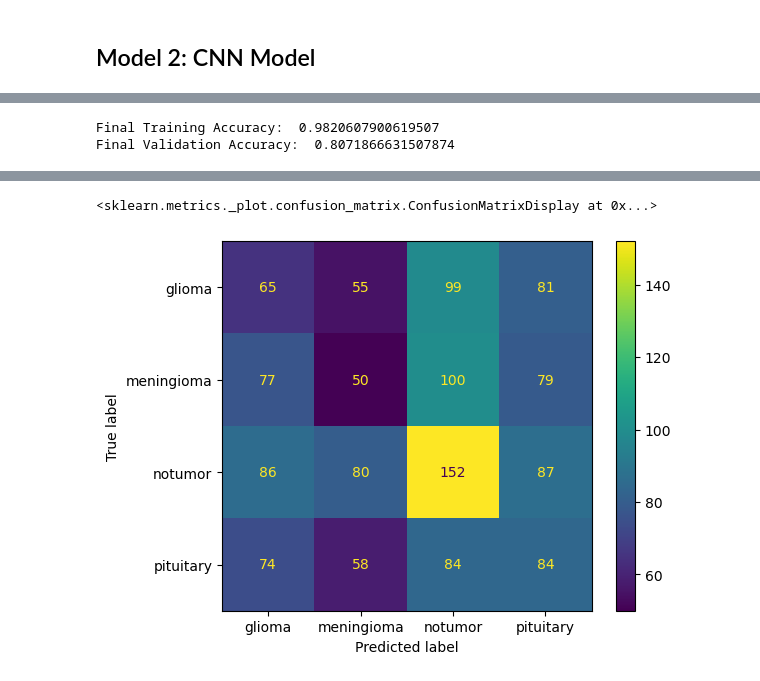
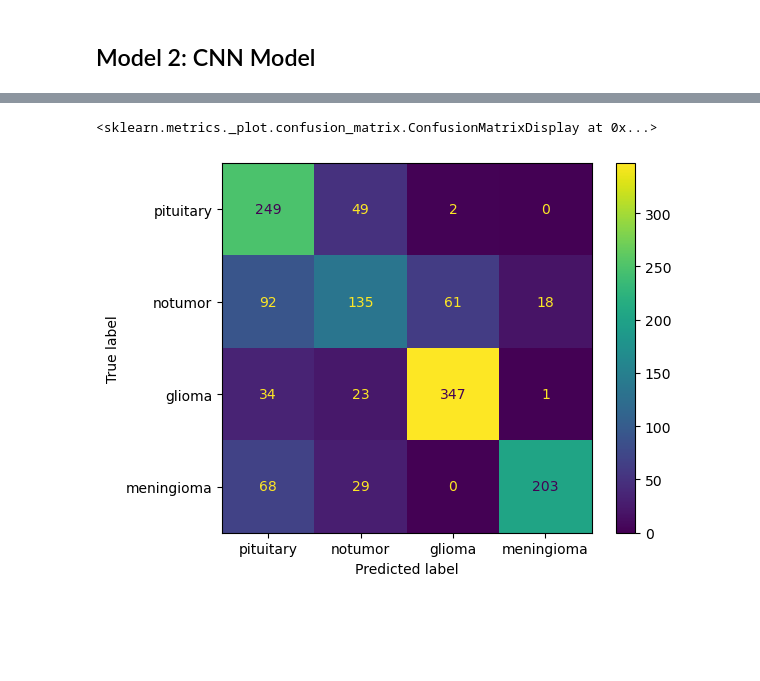
Before and after one commit to dwang917/BrainTumor_CNN, a Jupyter notebook: BrainTumorClassification.ipynb, the cells around one changed output, grey strips where cells are left out. Saved outputs shown, nothing was run; the diff lists cells and outputs as text; code cells hidden in the pictures; blank space fills up the shorter version.

```diff
--- a/BrainTumorClassification.ipynb
+++ b/BrainTumorClassification.ipynb
@@ -115,32 +103,36 @@ train_datagen = ImageDataGenerator(
     #height_shift_range=0.1,
     #zoom_range=0.1,
     #horizontal_flip=True,
-    fill_mode='nearest',
-    validation_split=0.2
+    # fill_mode='nearest',
+    validation_split=0.15
 )
 
+image_size = 150
 test_datagen = ImageDataGenerator(rescale=1./255)
 
 train_data = train_datagen.flow_from_directory(
     train_dir,
-    target_size=(180, 180),
+    target_size=(image_size, image_size),
     batch_size=32,
     class_mode='categorical',
-    subset='training'
+    subset='training',
+    shuffle=True,
 )
 
 validation_data = train_datagen.flow_from_directory(
     train_dir,
-    target_size=(180, 180),
+    target_size=(image_size, image_size),
     batch_size=32,
     class_mode='categorical',
-    subset='validation'
+    subset='validation',
+    shuffle=False
 )
 
 test_data = test_datagen.flow_from_directory(
     test_dir,
-    target_size=(180, 180),
+    target_size=(image_size, image_size),
     batch_size=32,
-    class_mode='categorical'
+    class_mode='categorical',
+    shuffle=False,
 )
 # %% [output]
@@ -172,19 +182,0 @@ train_data.samples
-# %%
-images, labels = next(train_data)
-class_names = list(train_data.class_indices.keys())
-
-def plot_images(images, labels, class_names):
-    plt.figure(figsize=(10, 10))
-
-    # Display 9 images from the batch
-    for i in range(12):
-        plt.subplot(3, 4, i + 1)
-        plt.imshow(images[i])
-        label_index = np.argmax(labels[i])
-        plt.title(class_names[label_index])
-        plt.axis('off')
-
-    plt.tight_layout()
-    plt.show()
-
-plot_images(images, labels, class_names)
@@ -473,11 +520,6 @@ plt.show()
-# %%
-print("Final Training Accuracy: ", history.history['accuracy'][-1])
-print("Final Validation Accuracy: ", history.history['val_accuracy'][-1])
-# %% [output]
-Final Training Accuracy:  0.9820607900619507
-Final Validation Accuracy:  0.8071866631507874
 # %%
-predictions = best_model.predict(test_data)
+resnet50 = load_model('ResNet50.h5')
+predictions = resnet50.predict(test_data)
 y_pred = np.argmax(predictions, axis=1)
 y_true = test_data.classes
 cm = confusion_matrix(y_true, y_pred)
@@ -490,2 +532,2 @@ disp.plot()
 <sklearn.metrics._plot.confusion_matrix.ConfusionMatrixDisplay at 0x...>
-[figure, old version]
+[figure, new version]
```
Also changed, not shown: parts of 51 cells of this notebook.
